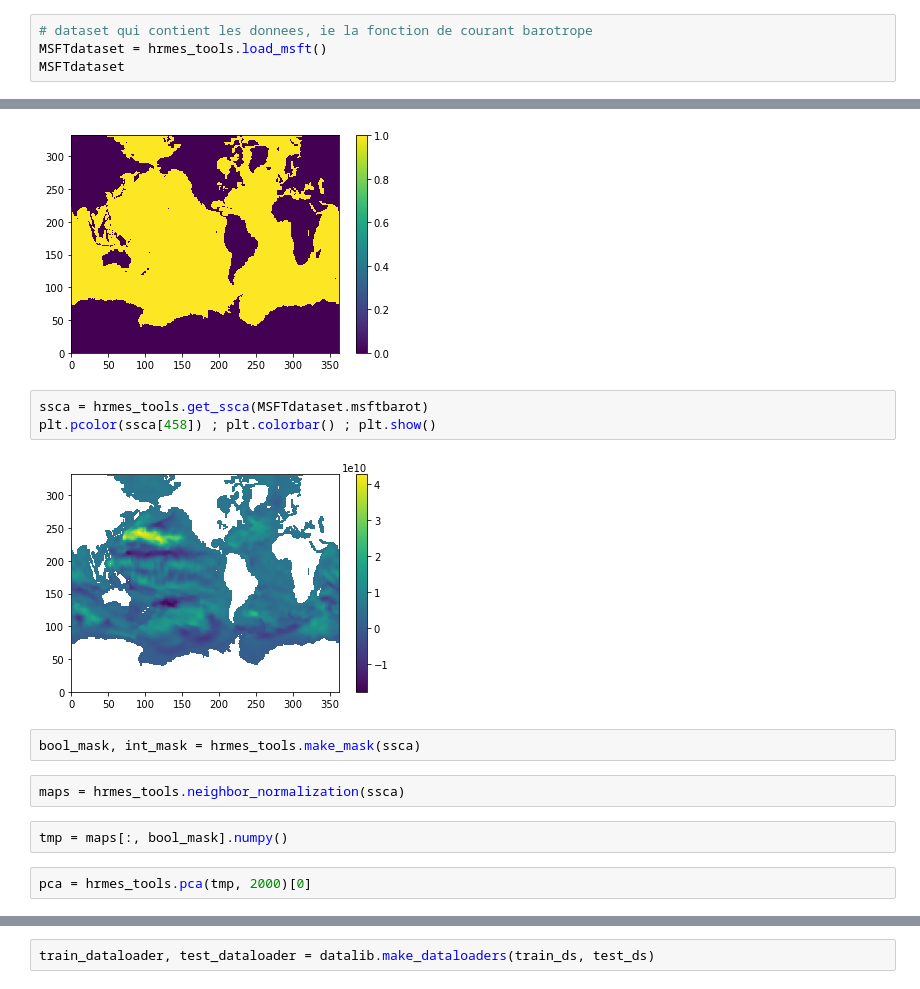
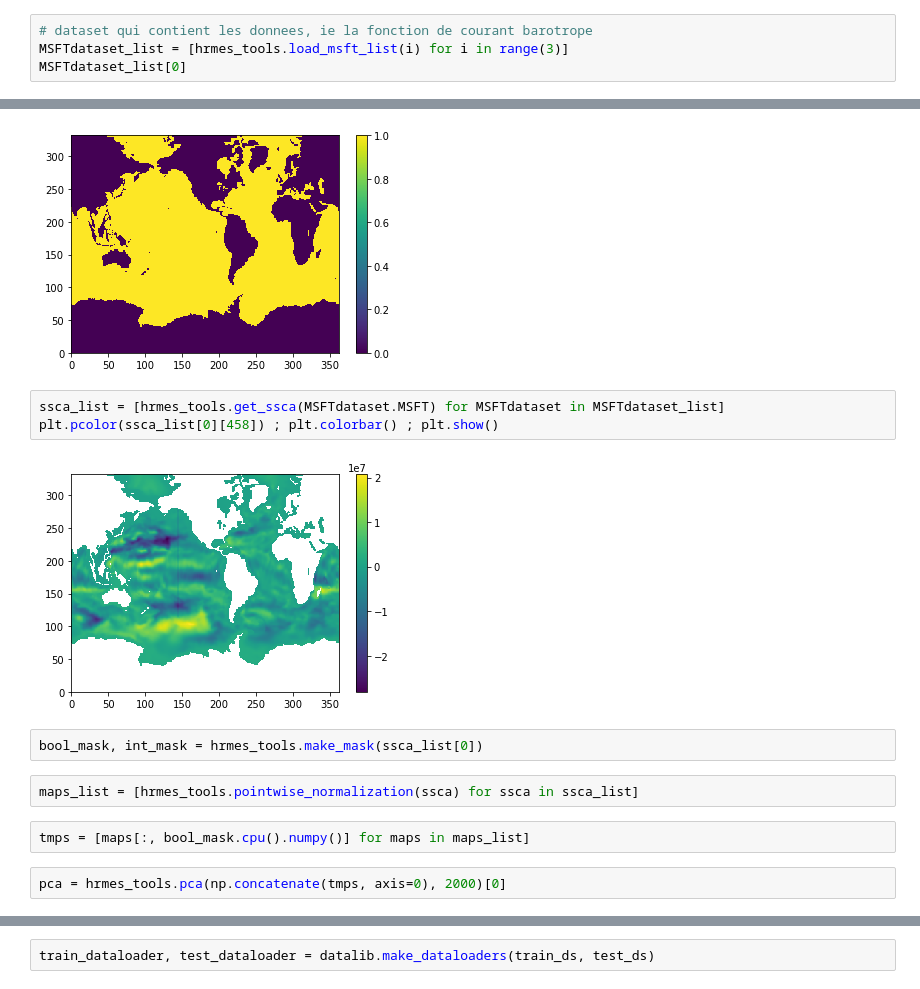
Before and after one commit to Maison-de-la-Simulation/hrmes, a Jupyter notebook: pca.ipynb, the cells around one changed output, grey strips where cells are left out. Cells and saved outputs as stored; diff of their text form.

```diff
--- a/pca.ipynb
+++ b/pca.ipynb
@@ -19,5 +22,5 @@ from multiprocessing import Pool
 # %%
 # dataset qui contient les donnees, ie la fonction de courant barotrope
-MSFTdataset = hrmes_tools.load_msft()
-MSFTdataset
+MSFTdataset_list = [hrmes_tools.load_msft_list(i) for i in range(3)]
+MSFTdataset_list[0]
 # %% [output]
@@ -47,18 +38,18 @@ plt.pcolor(mask) ; plt.colorbar() ; plt.show()
 # %% [output]
 [figure]
 # %%
-ssca = hrmes_tools.get_ssca(MSFTdataset.msftbarot)
-plt.pcolor(ssca[458]) ; plt.colorbar() ; plt.show()
+ssca_list = [hrmes_tools.get_ssca(MSFTdataset.MSFT) for MSFTdataset in MSFTdataset_list]
+plt.pcolor(ssca_list[0][458]) ; plt.colorbar() ; plt.show()
 # %% [output]
-[figure, old version]
+[figure, new version]
 # %%
-bool_mask, int_mask = hrmes_tools.make_mask(ssca)
+bool_mask, int_mask = hrmes_tools.make_mask(ssca_list[0])
 # %%
-maps = hrmes_tools.neighbor_normalization(ssca)
+maps_list = [hrmes_tools.pointwise_normalization(ssca) for ssca in ssca_list]
 # %%
-tmp = maps[:, bool_mask].numpy()
+tmps = [maps[:, bool_mask.cpu().numpy()] for maps in maps_list]
 # %%
-pca = hrmes_tools.pca(tmp, 2000)[0]
+pca = hrmes_tools.pca(np.concatenate(tmps, axis=0), 2000)[0]
 # %%
 plt.plot(range(1, 2001), 1 - np.cumsum(pca.explained_variance_ratio_), "b-")
 plt.yscale("log")
```
Also changed, not shown: parts of 12 cells of this notebook, 5 other files.
